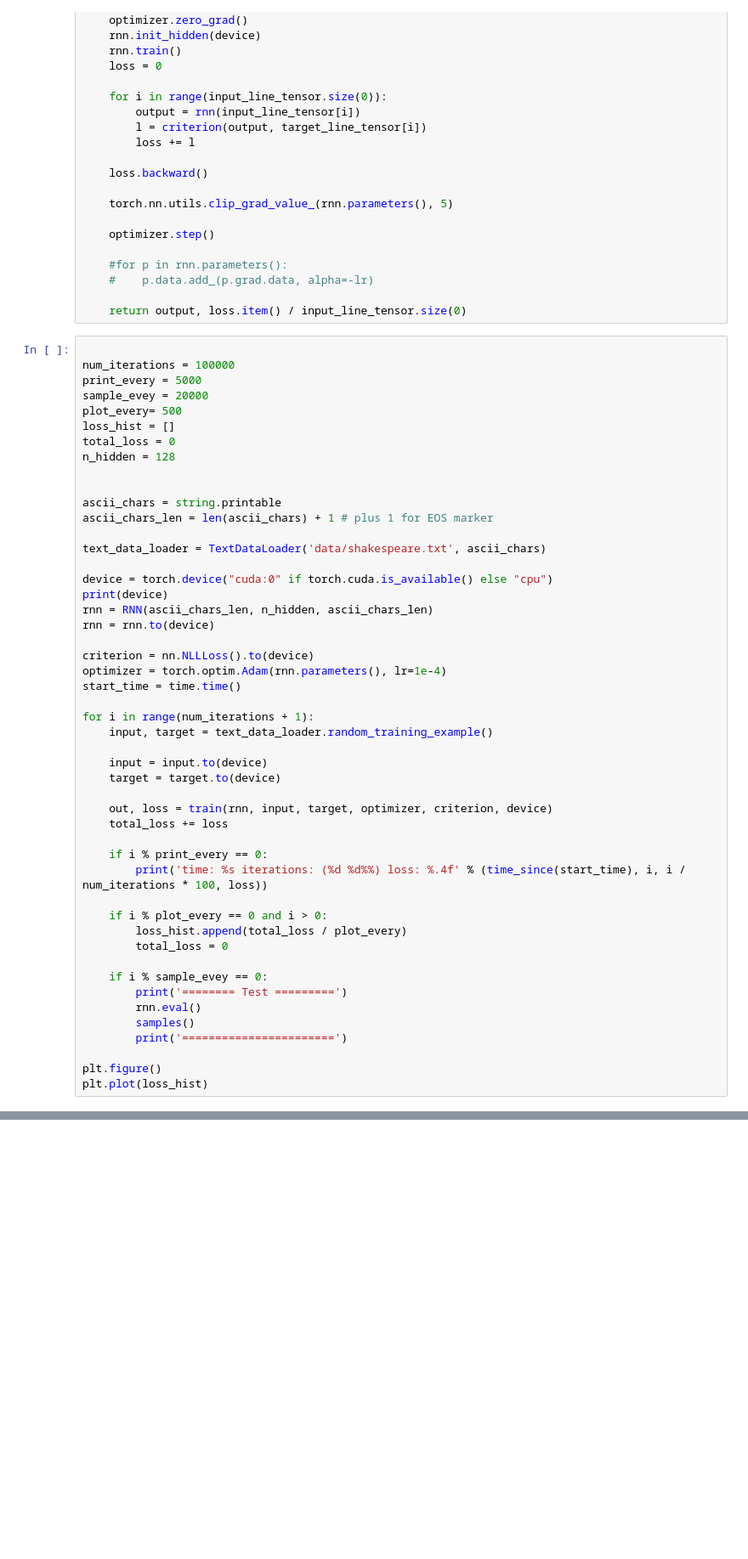
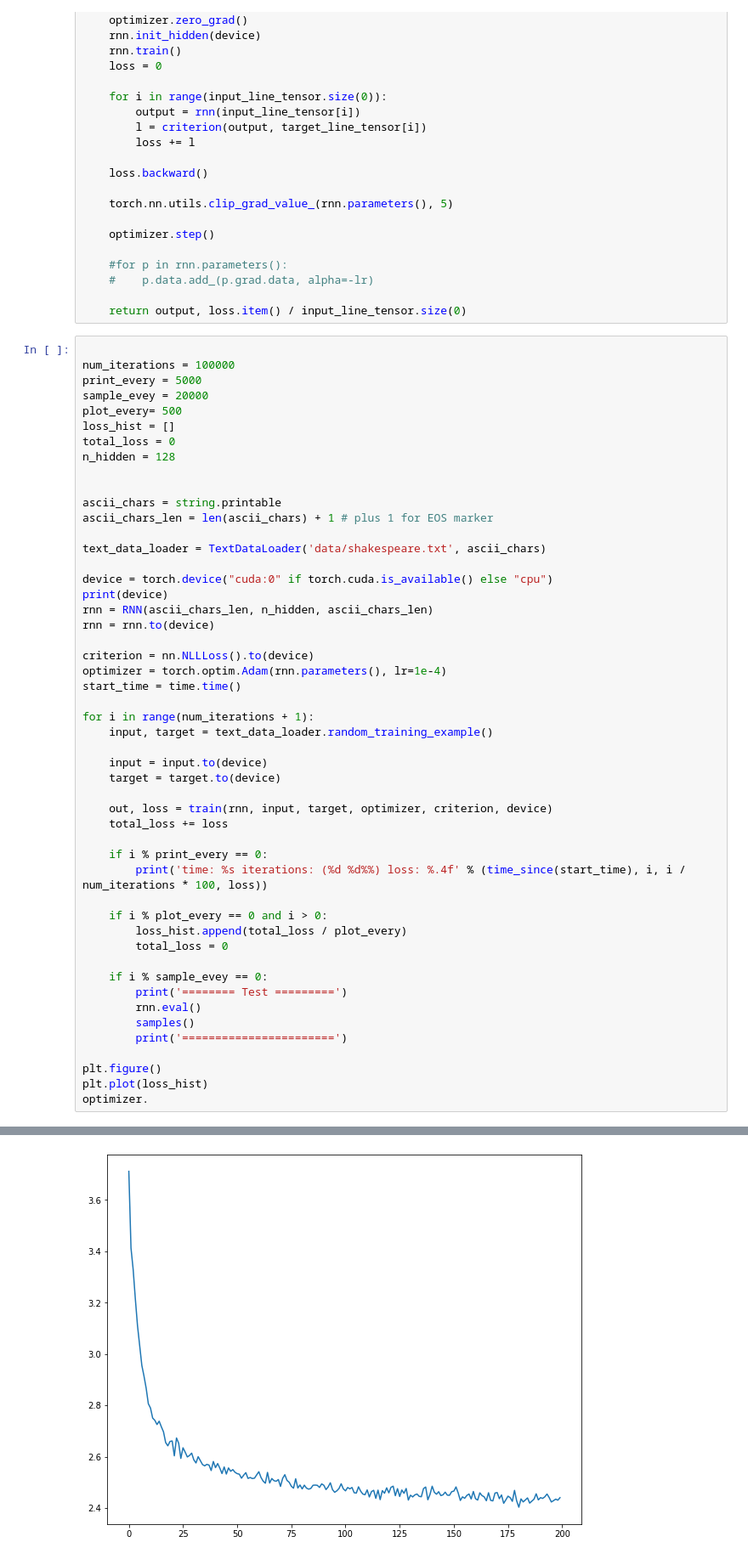
Before and after one commit to ofrimasad/cs3598-hw4, a Jupyter notebook: HW4.ipynb, the cells around one changed output, grey strips where cells are left out. Shown: that part at 85% size. Cells and saved outputs as stored; diff of their text form; blank space fills up the shorter version.

```diff
--- a/HW4.ipynb
+++ b/HW4.ipynb
@@ -838,6 +838,7 @@ for i in range(num_iterations + 1):
 
 plt.figure()
 plt.plot(loss_hist)
+optimizer.
 # %% [output]
 Reading Shakespeare...
 Total text size: 5436540 characters
@@ -858,0 +861 @@ And the the the the the the the he whel whe wher the the the the he whe whe
+[figure, added]
```
Also changed, not shown: parts of 2 cells of this notebook.
